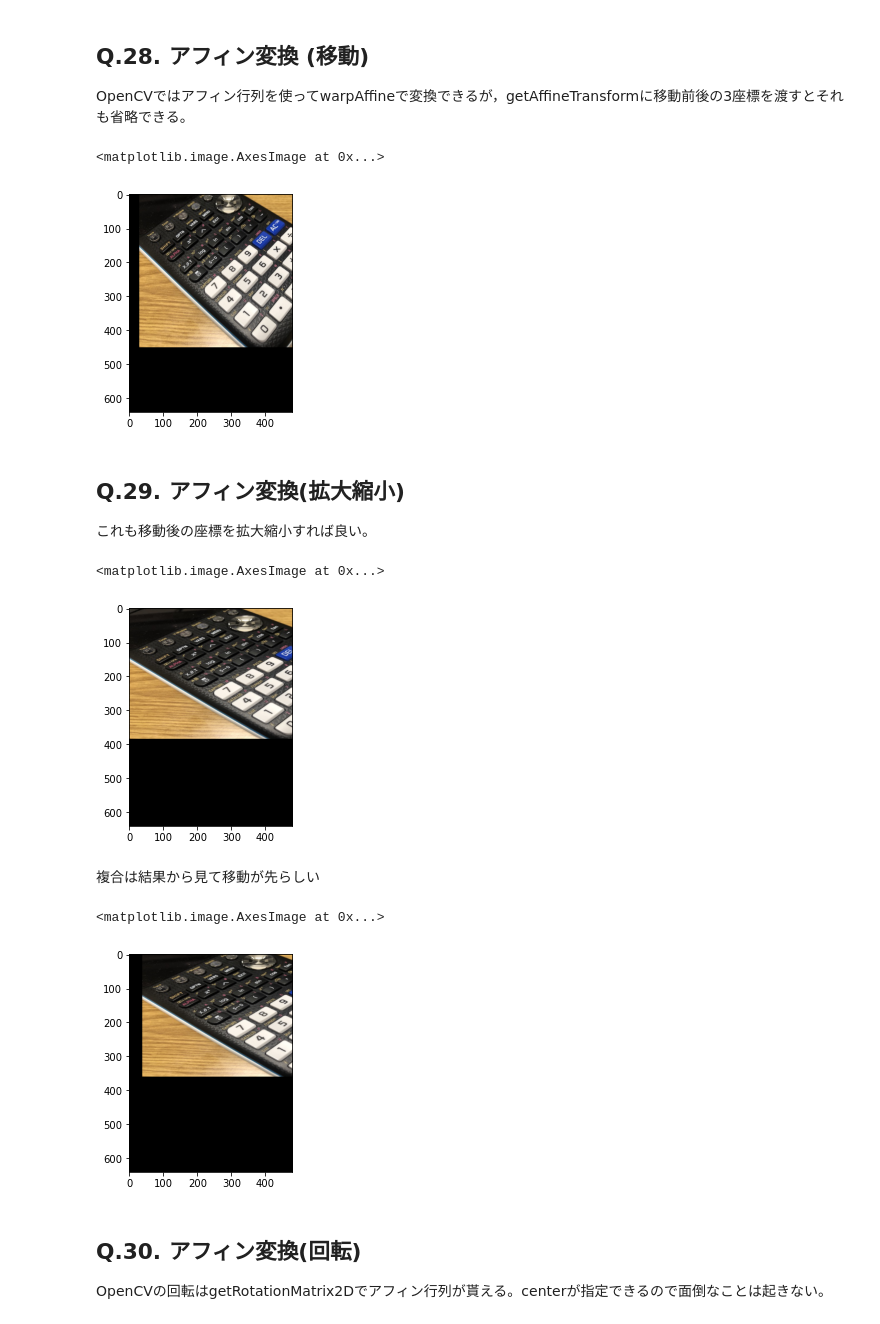
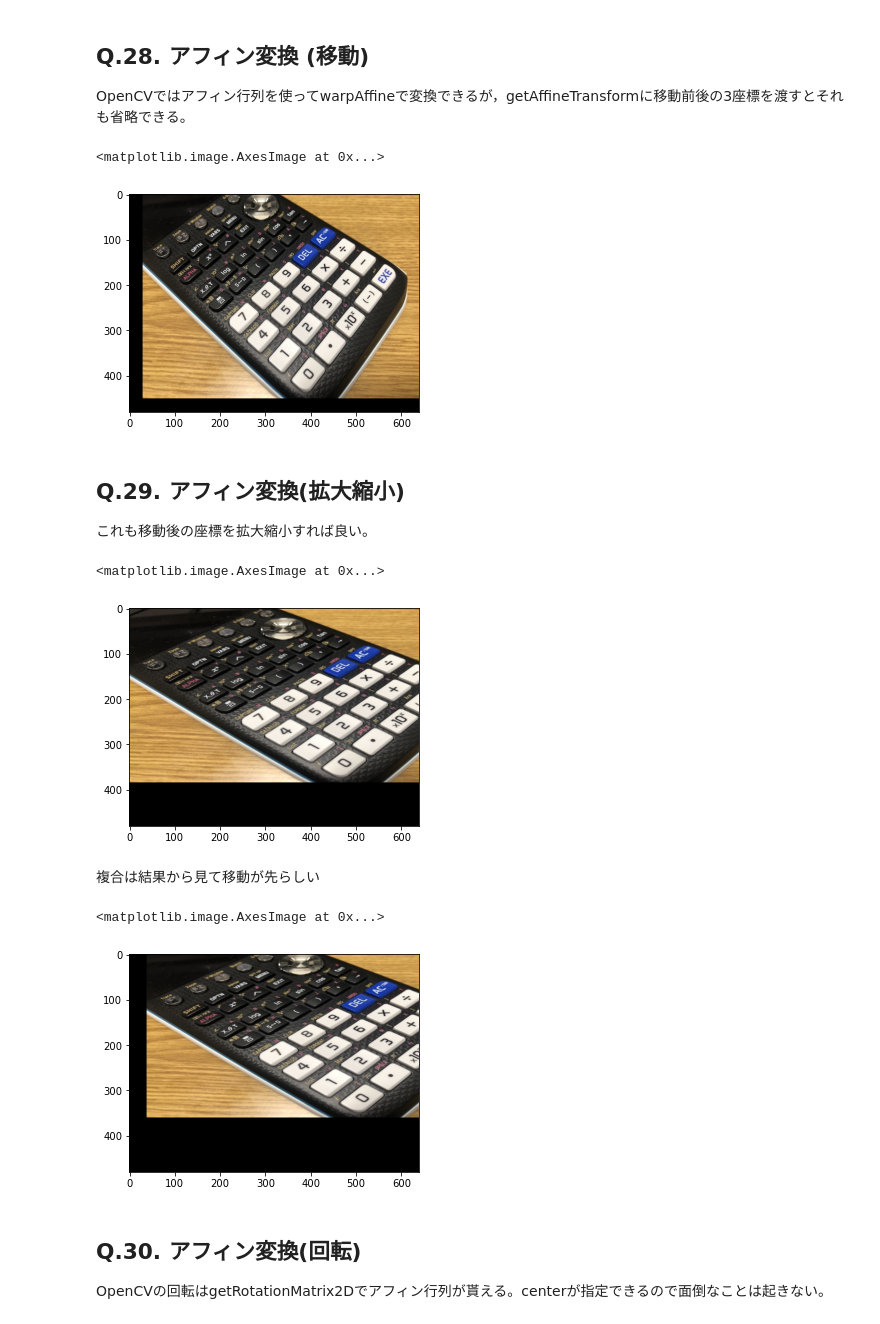
Before and after one commit to eiichiromomma/jjspe202010, a Jupyter notebook: notebooks/Q21-30.ipynb, the cells around one changed output. Cells and saved outputs as stored; diff of their text form; code cells hidden in the pictures.

```diff
--- a/notebooks/Q21-30.ipynb
+++ b/notebooks/Q21-30.ipynb
@@ -109,13 +109,13 @@ OpenCVではアフィン行列を使ってwarpAffineで変換できるが，getA
 # %%
 cimg = cv2.imread('Calc.jpg')
 srcax = np.float32([[0.0, 0.0],[1.0, 0.0],[0.0,1.0]])
 dstax = np.float32(srcax + [30.0,-30.0])
 tr = cv2.getAffineTransform(srcax, dstax)
-dst = cv2.warpAffine(cimg, tr, (cimg.shape[0], cimg.shape[1]))
+dst = cv2.warpAffine(cimg, tr, (cimg.shape[1], cimg.shape[0]))
 plt.imshow(cv2.cvtColor(dst, cv2.COLOR_BGR2RGB))
 # %% [output]
 <matplotlib.image.AxesImage at 0x...>
-[figure, old version]
+[figure, new version]
 # %% [markdown]
 ## Q.29. アフィン変換(拡大縮小)
 これも移動後の座標を拡大縮小すれば良い。
@@ -126,11 +126,11 @@ dstax = srcax.copy()
 dstax[:, 0] *= 1.3
 dstax[:, 1] *= 0.8
 tr = cv2.getAffineTransform(srcax, dstax)
-dst = cv2.warpAffine(cimg, tr, (cimg.shape[0], cimg.shape[1]))
+dst = cv2.warpAffine(cimg, tr, (cimg.shape[1], cimg.shape[0]))
 plt.imshow(cv2.cvtColor(dst, cv2.COLOR_BGR2RGB))
 # %% [output]
 <matplotlib.image.AxesImage at 0x...>
-[figure, old version]
+[figure, new version]
 # %% [markdown]
 複合は結果から見て移動が先らしい
 # %%
@@ -141,11 +141,11 @@ dstax += [30.0,-30.0]
 dstax[:, 0] *= 1.3
 dstax[:, 1] *= 0.8
 tr = cv2.getAffineTransform(srcax, dstax)
-dst = cv2.warpAffine(cimg, tr, (cimg.shape[0], cimg.shape[1]))
+dst = cv2.warpAffine(cimg, tr, (cimg.shape[1], cimg.shape[0]))
 plt.imshow(cv2.cvtColor(dst, cv2.COLOR_BGR2RGB))
 # %% [output]
 <matplotlib.image.AxesImage at 0x...>
-[figure, old version]
+[figure, new version]
 # %% [markdown]
 ## Q.30. アフィン変換(回転)
 OpenCVの回転はgetRotationMatrix2Dでアフィン行列が貰える。centerが指定できるので面倒なことは起きない。
```
Also changed, not shown: parts of 1 cell of this notebook, 5 other files.
